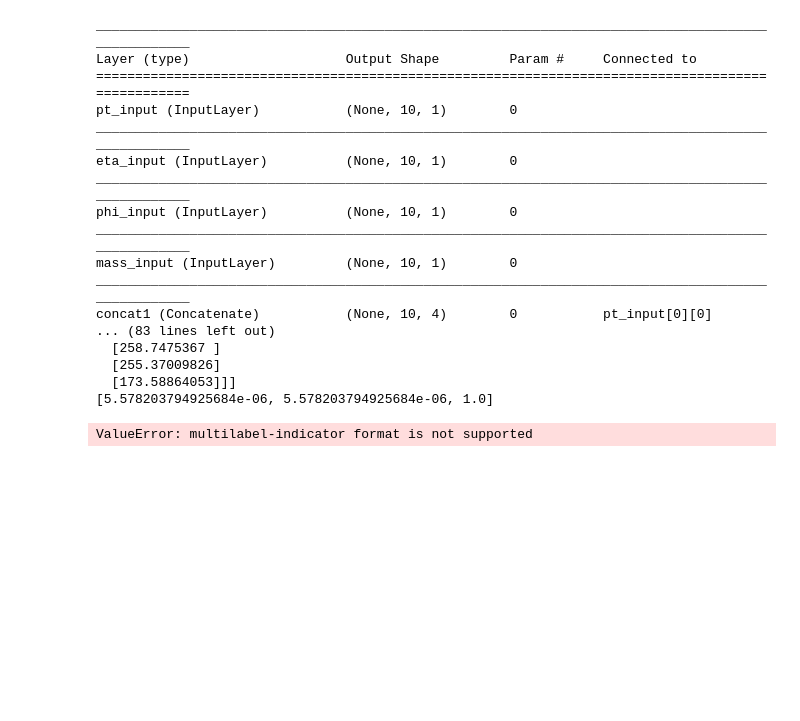
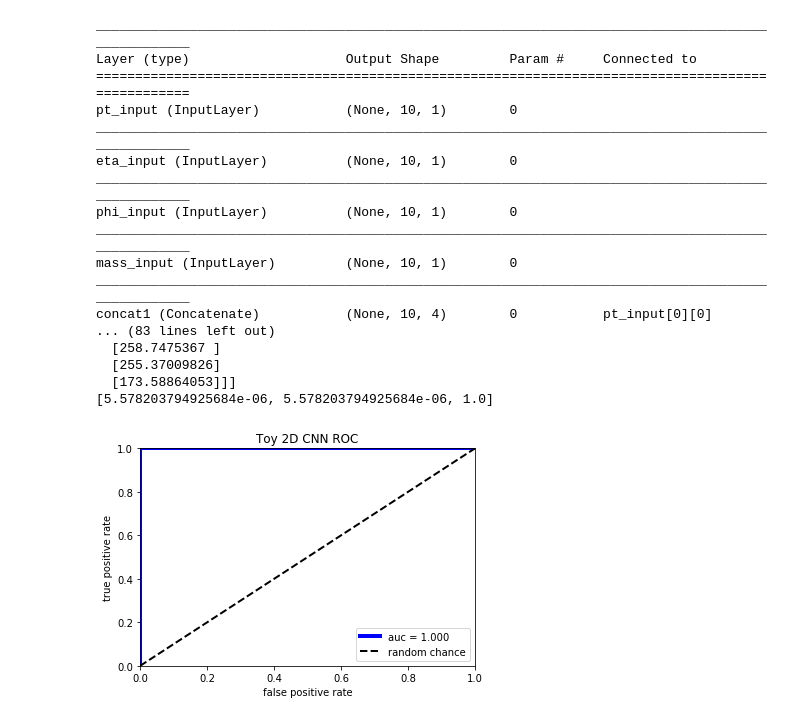
Before and after one commit to mdmorris/XAICoffea, a Jupyter notebook: ToyModel/CNN_1D.ipynb, the cells around one changed output. Cells and saved outputs as stored; diff of their text form; code cells hidden in the pictures; blank space fills up the shorter version.

```diff
--- a/ToyModel/CNN_1D.ipynb
+++ b/ToyModel/CNN_1D.ipynb
@@ -251,18 +251,18 @@ concat1 (Concatenate)           (None, 10, 4)        0           pt_input[0][0]
 # %%
 # Plot ROC
 predict = best_model.predict(X_batch_test)
 from sklearn.metrics import roc_curve, auc
-fpr, tpr, thresholds = roc_curve(Y_batch_test[0], predict)
+fpr, tpr, thresholds = roc_curve(Y_batch_test[0][:][:,0], predict[:][:,0])
 roc_auc = auc(fpr, tpr)
 plt.plot(fpr, tpr, lw=4, color='b', label='auc = %.3f' % (roc_auc))
 plt.plot([0, 1], [0, 1], linestyle='--', lw=2, color='k', label='random chance')
 plt.xlim([0, 1.0])
 plt.ylim([0, 1.0])
 plt.xlabel('false positive rate')
 plt.ylabel('true positive rate')
 plt.title('Toy 2D CNN ROC')
 plt.legend(loc="lower right")
 plt.show()
 # %% [output]
-ValueError: multilabel-indicator format is not supported
+[figure, added]
 # %%
```
Also changed, not shown: parts of 1 cell of this notebook.
